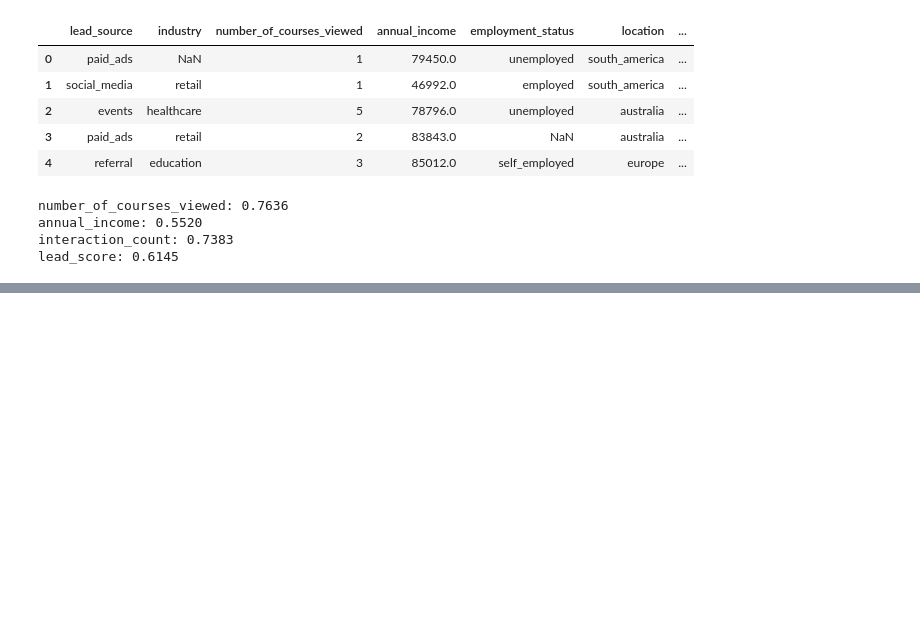
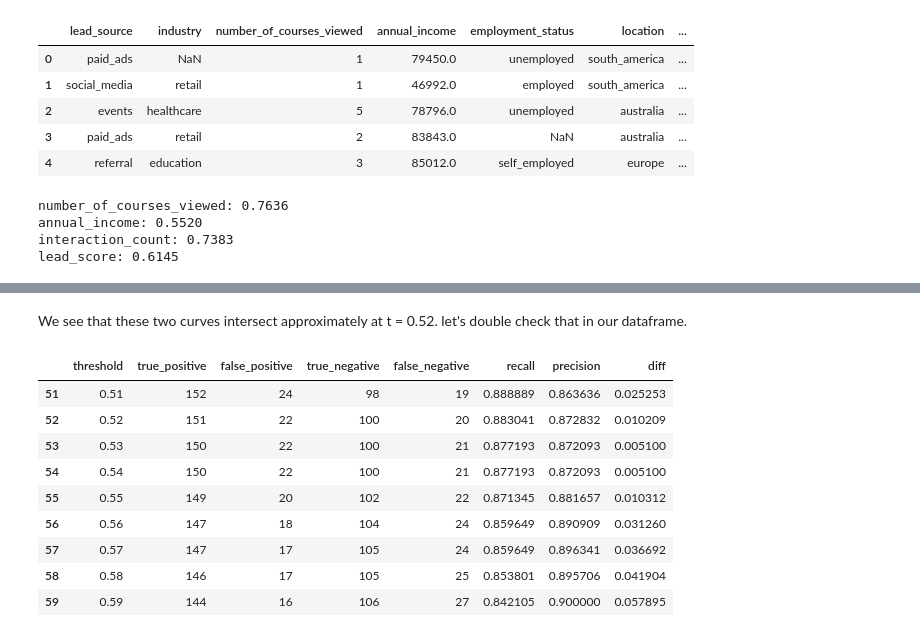
Before and after one commit to fxmidaaa/ml-homework-practice, a Jupyter notebook: homework4_evaluation_metrics/homework.ipynb, the cells around one changed output, grey strips where cells are left out. Drawn from its saved outputs; the diff is of its cells as text; code cells hidden in the pictures; blank space fills up the shorter version.

```diff
--- a/homework4_evaluation_metrics/homework.ipynb
+++ b/homework4_evaluation_metrics/homework.ipynb
@@ -121,0 +122,15 @@ plt.legend()
+# %% [markdown]
+We see that these two curves intersect approximately at t = 0.52. let's double check that in our dataframe.
+# %%
+df_scores[(df_scores.threshold > 0.5) & (df_scores.threshold < 0.6)]
+# %% [output]
+|  | threshold | true_positive | false_positive | true_negative | false_negative | recall | precision | diff |
+| 51 | 0.51 | 152 | 24 | 98 | 19 | 0.888889 | 0.863636 | 0.025253 |
+| 52 | 0.52 | 151 | 22 | 100 | 20 | 0.883041 | 0.872832 | 0.010209 |
+| 53 | 0.53 | 150 | 22 | 100 | 21 | 0.877193 | 0.872093 | 0.005100 |
+| 54 | 0.54 | 150 | 22 | 100 | 21 | 0.877193 | 0.872093 | 0.005100 |
+| 55 | 0.55 | 149 | 20 | 102 | 22 | 0.871345 | 0.881657 | 0.010312 |
+| 56 | 0.56 | 147 | 18 | 104 | 24 | 0.859649 | 0.890909 | 0.031260 |
+| 57 | 0.57 | 147 | 17 | 105 | 24 | 0.859649 | 0.896341 | 0.036692 |
+| 58 | 0.58 | 146 | 17 | 105 | 25 | 0.853801 | 0.895706 | 0.041904 |
+| 59 | 0.59 | 144 | 16 | 106 | 27 | 0.842105 | 0.900000 | 0.057895 |
```
Also changed, not shown: parts of 10 cells of this notebook.
